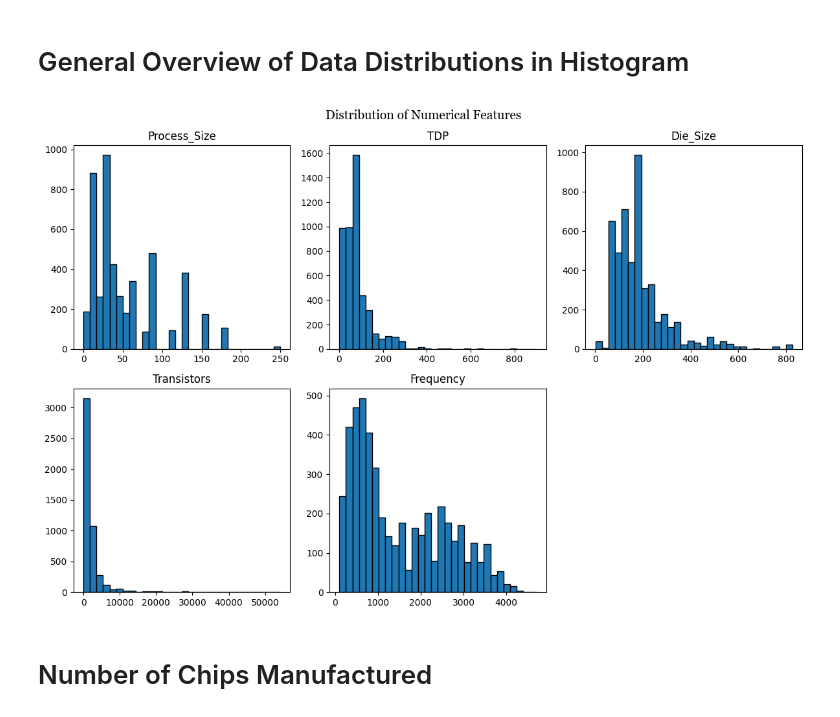
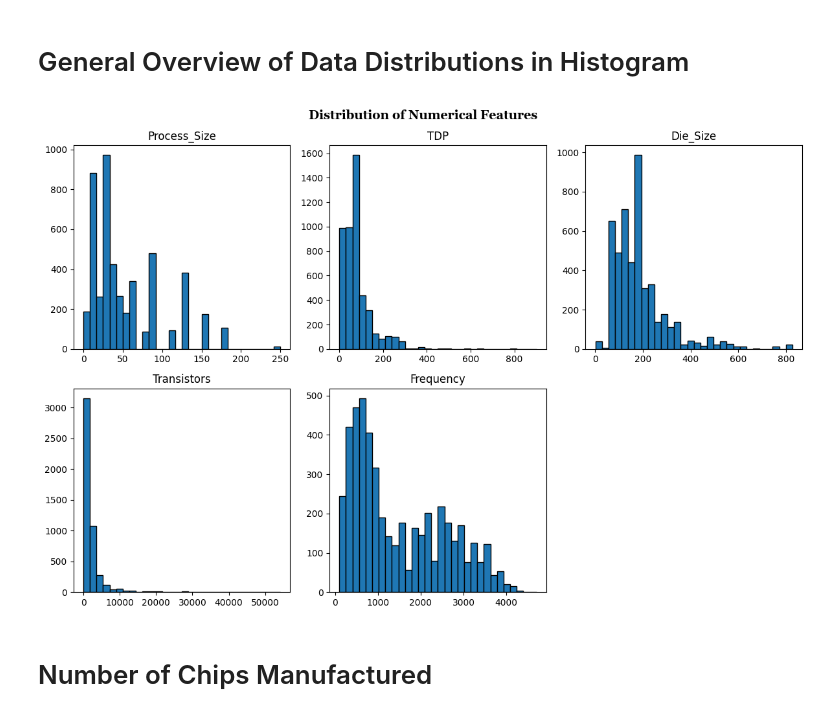
Before and after one commit to PatrickRhy2/MATHEDA-Andal, a Jupyter notebook: WK 8-Exploratory-Data-Analysis/Exercise/WK 8-Exploratory Data Analysis.ipynb, the cells around one changed output. Drawn from its saved outputs; the diff is of its cells as text; code cells hidden in the pictures.

```diff
--- a/WK 8-Exploratory-Data-Analysis/Exercise/WK 8-Exploratory Data Analysis.ipynb
+++ b/WK 8-Exploratory-Data-Analysis/Exercise/WK 8-Exploratory Data Analysis.ipynb
@@ -59,16 +59,16 @@ display(df.describe())
 # %%
 numerical_columns = ['Process_Size', 'TDP', 'Die_Size', 'Transistors', 'Frequency']
 fig, axes = plt.subplots(2, 3, figsize=(12, 8))
 axes = axes.flatten()
 for i, col in enumerate(numerical_columns):
     axes[i].hist(df[col].dropna(), bins=30, edgecolor='black')
     axes[i].set_title(col)
 fig.delaxes(axes[-1])
-fig.suptitle("Distribution of Numerical Features", fontfamily = 'Georgia' , fontsize=14)
+fig.suptitle("Distribution of Numerical Features", fontfamily = 'Georgia' , fontsize = 14, fontweight = 'bold')
 plt.tight_layout()
 plt.show()
 # %% [output]
-[figure, old version]
+[figure, new version]
 # %% [markdown]
 # Number of Chips Manufactured
 # %%
```
Also changed, not shown: parts of 2 cells of this notebook.
